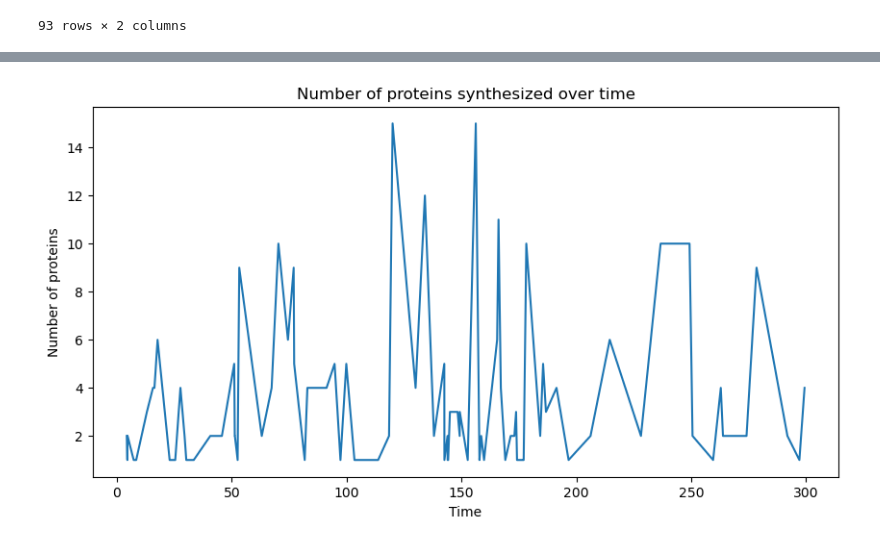
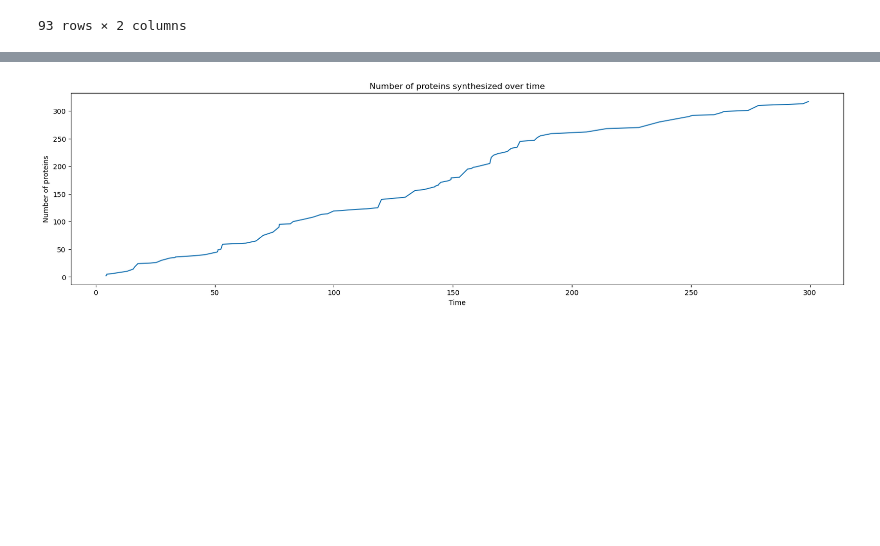
Before and after one commit to GiuliaGhisolfi/ProteinSynthesis, a Jupyter notebook: test.ipynb, the cells around one changed output, grey strips where cells are left out. Cells and saved outputs as stored; diff of their text form; code cells hidden in the pictures; blank space fills up the shorter version.

```diff
--- a/test.ipynb
+++ b/test.ipynb
@@ -103,17 +103,25 @@ plt.show()
 # %%
 # numero di proteine sintetizzate per ogni istante di tempo
 number_of_proteins_synthesized = results_df[results_df['mrna_sequences'].notna()]['number_of_proteins_synthesized']
 time = results_df[results_df['mrna_sequences'].notna()]['end_process_time']
 
+# convert float values to integers
+number_of_proteins_synthesized = number_of_proteins_synthesized
+time = time
+
 # riordina i valori in base al tempo
 time, number_of_proteins_synthesized = zip(*sorted(zip(time, number_of_proteins_synthesized)))
+cumulative_number_of_proteins_synthesized = [number_of_proteins_synthesized[0]]
+for i in range(len(number_of_proteins_synthesized)-1):
+    cumulative_number_of_proteins_synthesized.append(
+        cumulative_number_of_proteins_synthesized[i]+
+        number_of_proteins_synthesized[i+1])
 
-
-plt.figure(figsize=(10, 5))
-plt.plot(time, number_of_proteins_synthesized)
+plt.figure(figsize=(20, 5))
+plt.plot(time, cumulative_number_of_proteins_synthesized)
 plt.title('Number of proteins synthesized over time')
 plt.xlabel('Time')
 plt.ylabel('Number of proteins')
 plt.show()
 # %% [output]
-[figure, old version]
+[figure, new version]
```
Also changed, not shown: parts of 2 cells of this notebook, 4 other files.
